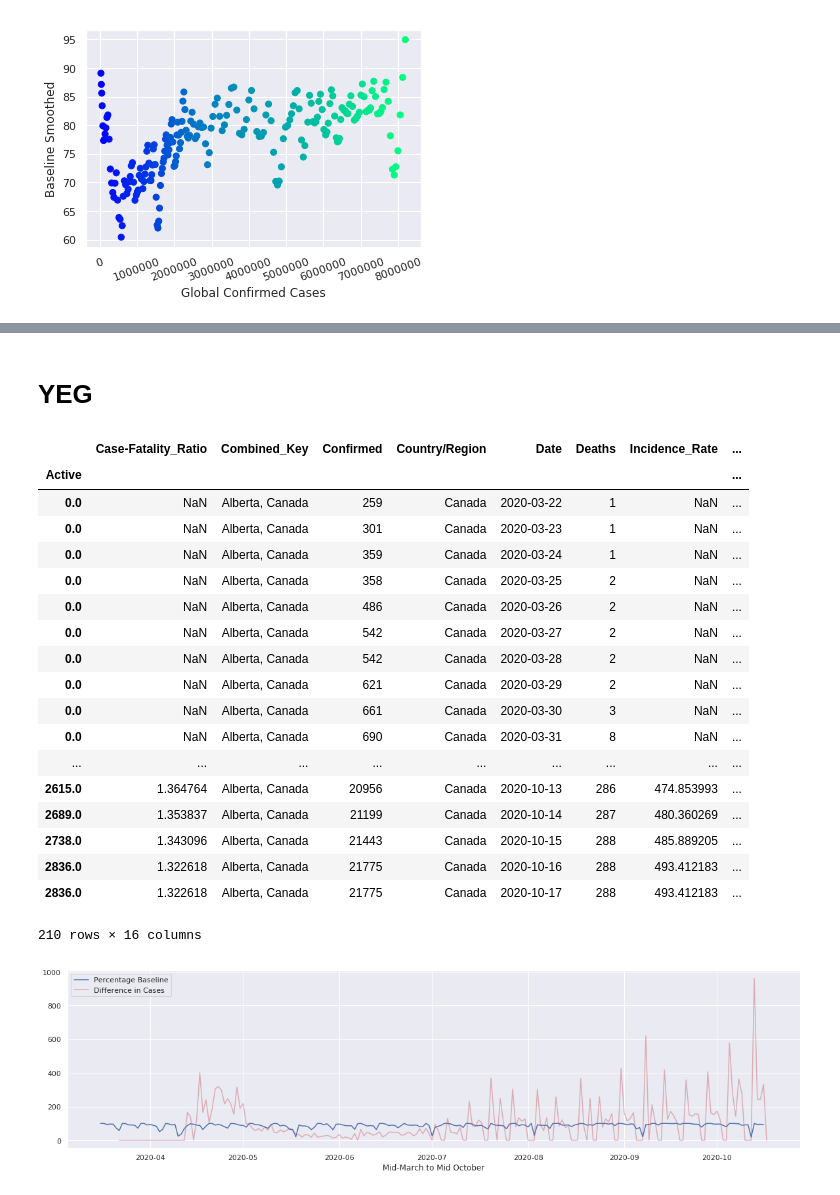
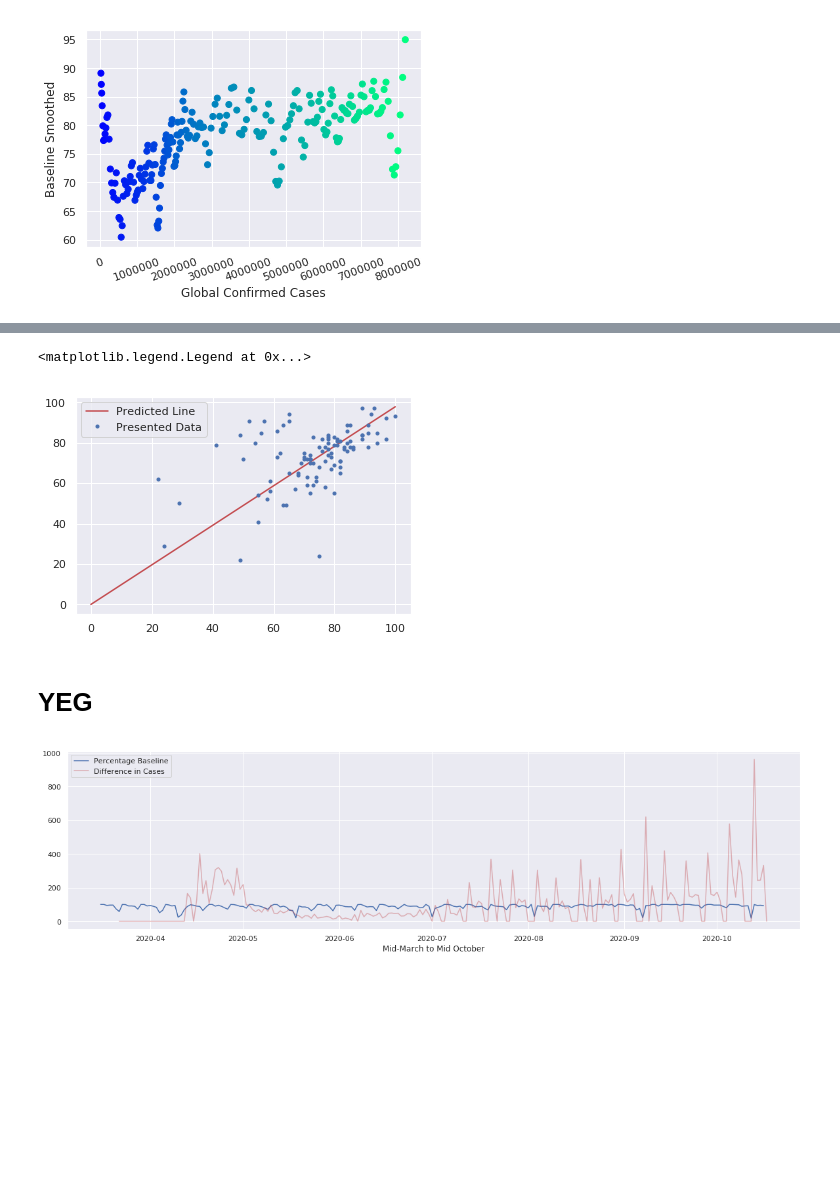
Before and after one commit to clement-ip/covid-airport-travel, a Jupyter notebook: analyze_both.ipynb, the cells around one changed output, grey strips where cells are left out. Saved outputs shown, nothing was run; the diff lists cells and outputs as text; code cells hidden in the pictures; blank space fills up the shorter version.

```diff
--- a/analyze_both.ipynb
+++ b/analyze_both.ipynb
@@ -275,3 +281,19 @@ print(gbmodel.score(X_train,y_train), gbmodel.score(X_valid,y_valid))
+# %%
+temp = yvr.shift(-1)
+temp["PercentOfBaseline"] = temp["PercentOfBaseline"]
+
+X = np.array(yvr['PercentOfBaseline'].head(100)).reshape(-1, 1)
+y = np.array(temp["PercentOfBaseline"].head(100)).astype(int).reshape(-1, 1)
+# %%
+model = LinearRegression(fit_intercept = False)
+model.fit(X, y)
+linearX = np.linspace(0,100).reshape(-1,1) #maybe change params
+plt.plot(linearX, model.predict(linearX), 'r-', label = "Predicted Line")
+plt.plot(X, y, 'b.', label = 'Presented Data')
+plt.legend()
+# %% [output]
+<matplotlib.legend.Legend at 0x...>
+[figure, added]
 # %% [markdown]
 # YEG
 # %%
@@ -282,25 +304,3 @@ yeg["Date"] = pd.to_datetime(yeg["Date"])
 yegCases["Date"] = pd.to_datetime(yegCases["Date"])
 
 yegCases.loc[0, "Difference"] = 0
-# %%
-yegCases
-# %% [output]
-|  | Case-Fatality_Ratio | Combined_Key | Confirmed | Country/Region | Date | Deaths | Incidence_Rate | ... |
-| Active |  |  |  |  |  |  |  | ... |
-| 0.0 | NaN | Alberta, Canada | 259 | Canada | 2020-03-22 | 1 | NaN | ... |
-| 0.0 | NaN | Alberta, Canada | 301 | Canada | 2020-03-23 | 1 | NaN | ... |
-| 0.0 | NaN | Alberta, Canada | 359 | Canada | 2020-03-24 | 1 | NaN | ... |
-| 0.0 | NaN | Alberta, Canada | 358 | Canada | 2020-03-25 | 2 | NaN | ... |
-| 0.0 | NaN | Alberta, Canada | 486 | Canada | 2020-03-26 | 2 | NaN | ... |
-| 0.0 | NaN | Alberta, Canada | 542 | Canada | 2020-03-27 | 2 | NaN | ... |
-| 0.0 | NaN | Alberta, Canada | 542 | Canada | 2020-03-28 | 2 | NaN | ... |
-| 0.0 | NaN | Alberta, Canada | 621 | Canada | 2020-03-29 | 2 | NaN | ... |
-| 0.0 | NaN | Alberta, Canada | 661 | Canada | 2020-03-30 | 3 | NaN | ... |
-| 0.0 | NaN | Alberta, Canada | 690 | Canada | 2020-03-31 | 8 | NaN | ... |
-| ... | ... | ... | ... | ... | ... | ... | ... | ... |
-| 2615.0 | 1.364764 | Alberta, Canada | 20956 | Canada | 2020-10-13 | 286 | 474.853993 | ... |
-| 2689.0 | 1.353837 | Alberta, Canada | 21199 | Canada | 2020-10-14 | 287 | 480.360269 | ... |
-| 2738.0 | 1.343096 | Alberta, Canada | 21443 | Canada | 2020-10-15 | 288 | 485.889205 | ... |
-| 2836.0 | 1.322618 | Alberta, Canada | 21775 | Canada | 2020-10-16 | 288 | 493.412183 | ... |
-| 2836.0 | 1.322618 | Alberta, Canada | 21775 | Canada | 2020-10-17 | 288 | 493.412183 | ... |
-210 rows × 16 columns
```
Also changed, not shown: parts of 34 cells of this notebook.
